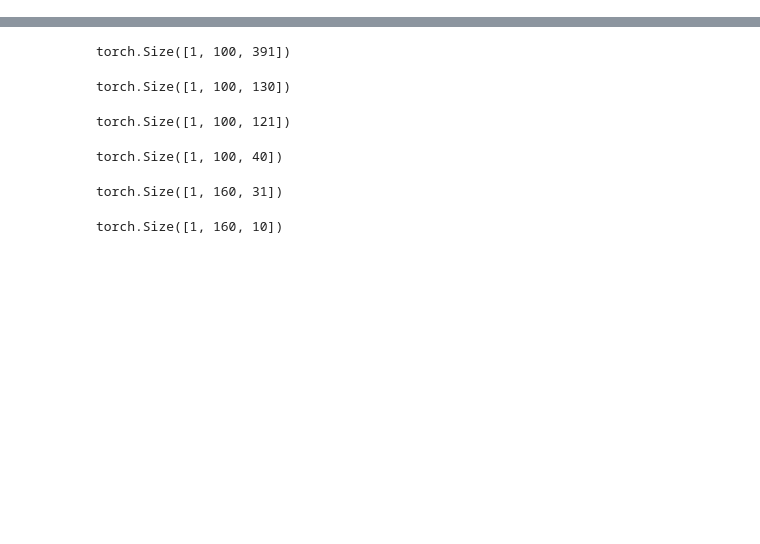
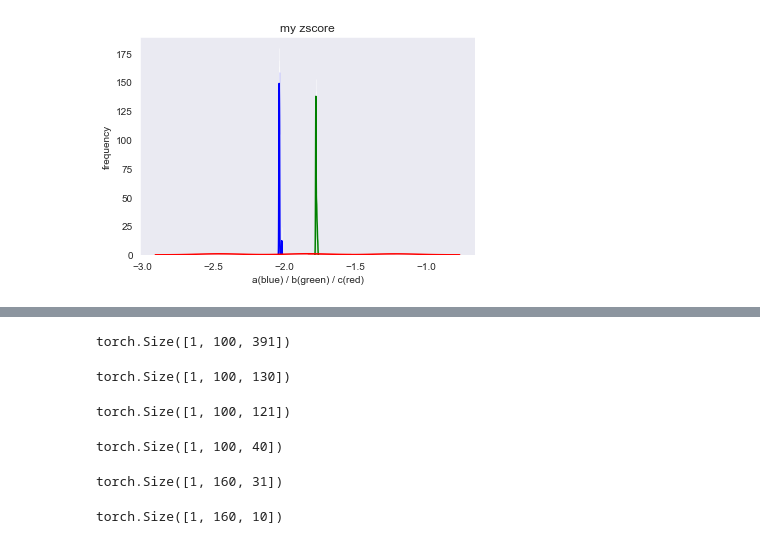
Before and after one commit to hetangx/discharge, a Jupyter notebook: nntest.ipynb, the cells around one changed output, grey strips where cells are left out. Cells and saved outputs as stored; diff of their text form; code cells hidden in the pictures; blank space fills up the shorter version.

```diff
--- a/nntest.ipynb
+++ b/nntest.ipynb
@@ -26,0 +67,5 @@ torch.Size([1, 3, 400])
+# %%
+csv_myzsn = tools.ZScoreNormalize(csv_mymmn, csv_mmms[2:4])
+tools.plot3(csv_myzsn, 'my zscore')
+# %% [output]
+[figure, added]
```
Also changed, not shown: parts of 22 cells of this notebook, 7 other files.
